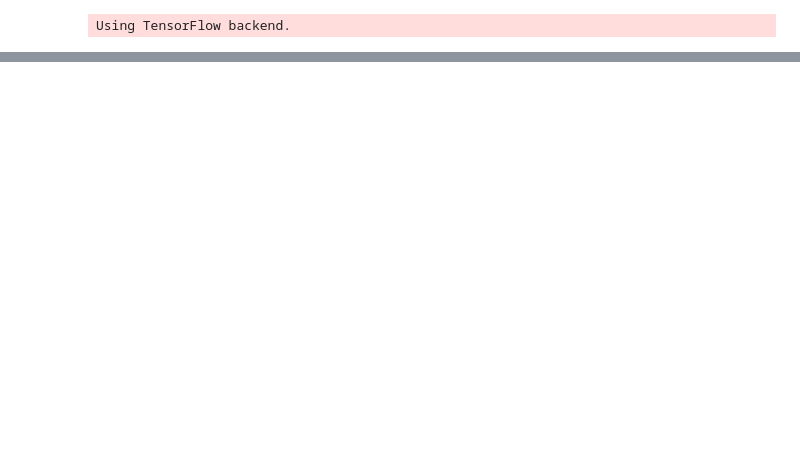
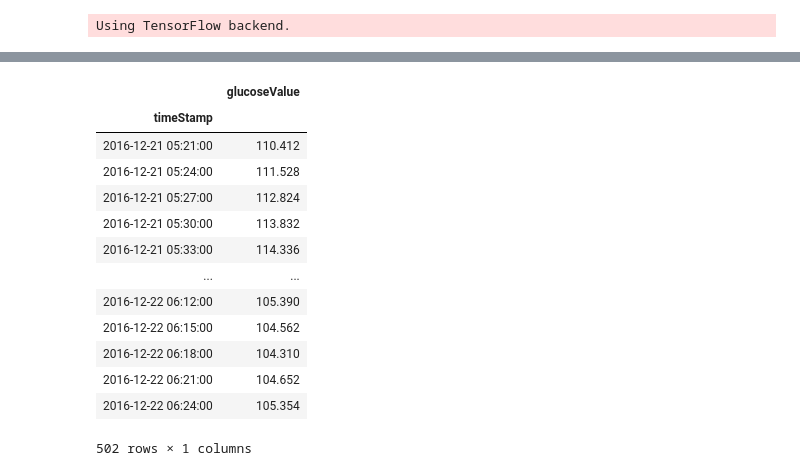
Before and after one commit to snehG0205/NCSA_genomics, a Jupyter notebook: Python - notebooks/Test for package.ipynb, the cells around one changed output, grey strips where cells are left out. Drawn from its saved outputs; the diff is of its cells as text; code cells hidden in the pictures; blank space fills up the shorter version.

```diff
--- a/Python - notebooks/Test for package.ipynb
+++ b/Python - notebooks/Test for package.ipynb
@@ -237,3 +242,20 @@ Fractional Bias is: 0.034
 Mean Absolute Percentage Error is: 3.0
 # %%
 writeToFile(diabetic_1_faulty,diabetic_2_faulty,prediabetic_faulty,non_diabetic_faulty)
+# %%
+gap_tester_non_diabetic
+# %% [output]
+|  | glucoseValue |
+| timeStamp |  |
+| 2016-12-21 05:21:00 | 110.412 |
+| 2016-12-21 05:24:00 | 111.528 |
+| 2016-12-21 05:27:00 | 112.824 |
+| 2016-12-21 05:30:00 | 113.832 |
+| 2016-12-21 05:33:00 | 114.336 |
+| ... | ... |
+| 2016-12-22 06:12:00 | 105.390 |
+| 2016-12-22 06:15:00 | 104.562 |
+| 2016-12-22 06:18:00 | 104.310 |
+| 2016-12-22 06:21:00 | 104.652 |
+| 2016-12-22 06:24:00 | 105.354 |
+502 rows × 1 columns
```
Also changed, not shown: parts of 8 cells of this notebook, 39 other files.
